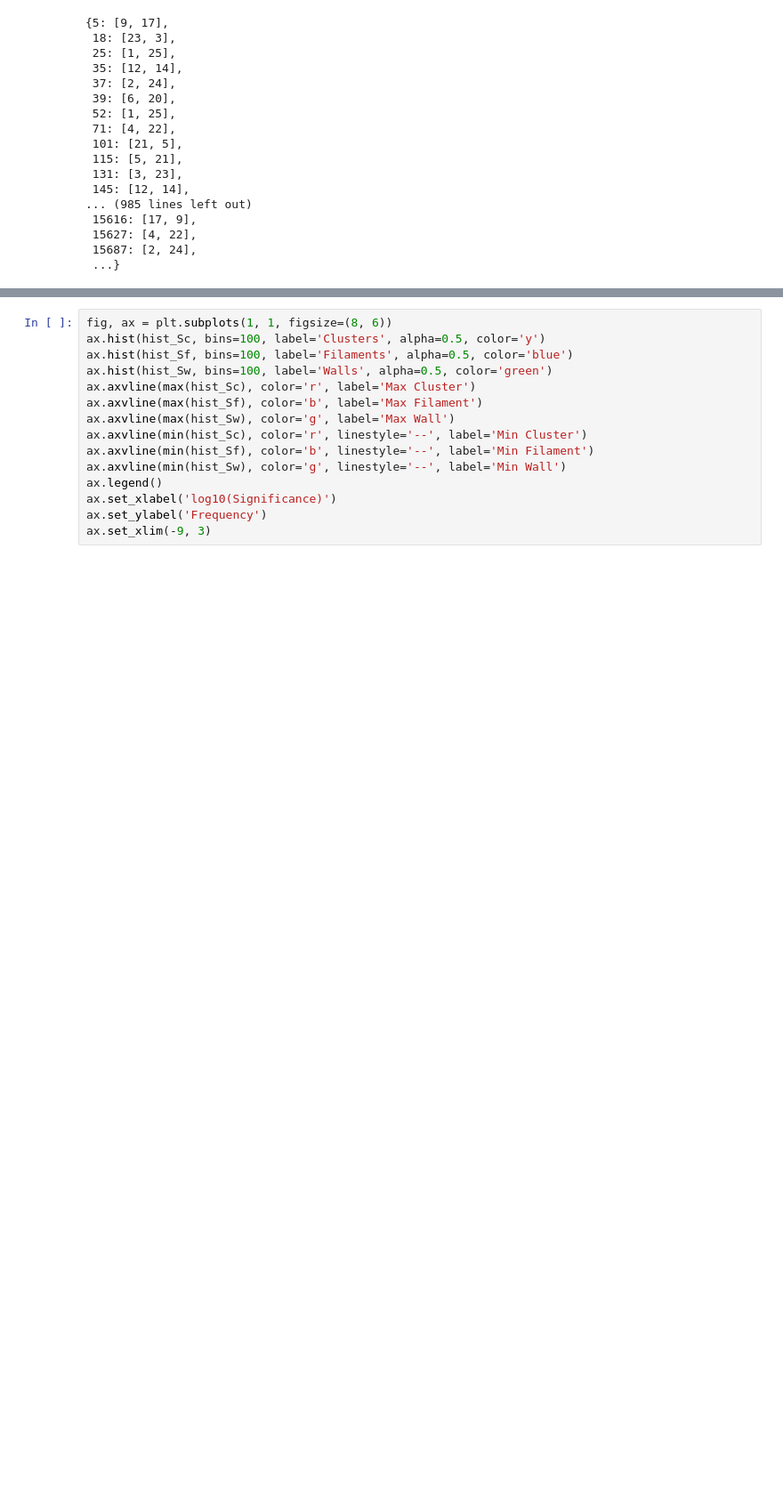
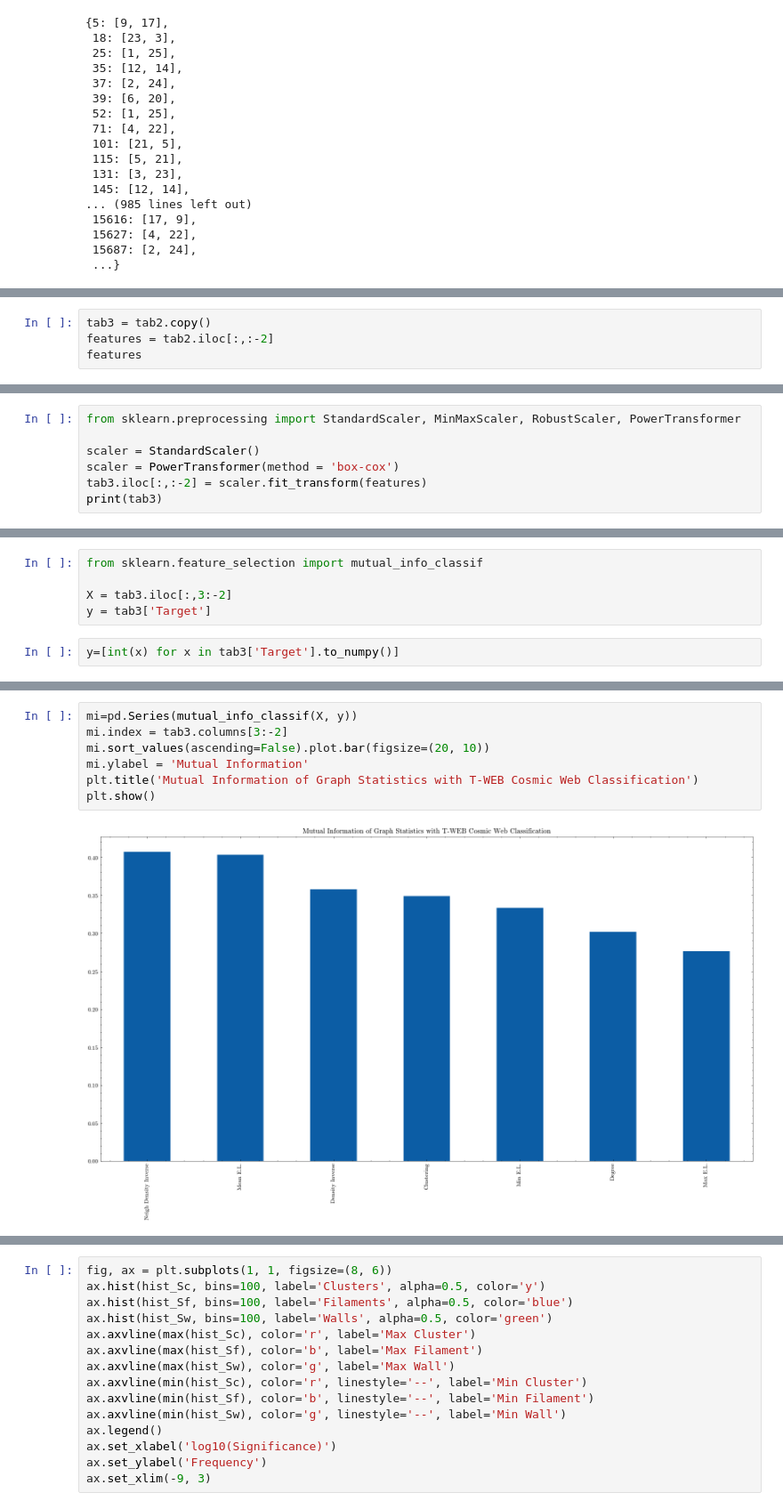
Before and after one commit to jdpkololgi/Illustris, a Jupyter notebook: potential_field.ipynb, the cells around one changed output, grey strips where cells are left out. Shown: that part at 89% size. Cells and saved outputs as stored; diff of their text form; blank space fills up the shorter version.

```diff
--- a/potential_field.ipynb
+++ b/potential_field.ipynb
@@ -364,0 +365,4 @@ print(min(hist_Sw), max(hist_Sw))
+# %%
+tab3 = tab2.copy()
+features = tab2.iloc[:,:-2]
+features
@@ -364,0 +383,7 @@ print(min(hist_Sw), max(hist_Sw))
+# %%
+from sklearn.preprocessing import StandardScaler, MinMaxScaler, RobustScaler, PowerTransformer
+
+scaler = StandardScaler()
+scaler = PowerTransformer(method = 'box-cox')
+tab3.iloc[:,:-2] = scaler.fit_transform(features)
+print(tab3)
@@ -364,0 +408,7 @@ print(min(hist_Sw), max(hist_Sw))
+# %%
+from sklearn.feature_selection import mutual_info_classif
+
+X = tab3.iloc[:,3:-2]
+y = tab3['Target']
+# %%
+y=[int(x) for x in tab3['Target'].to_numpy()]
@@ -364,0 +435,9 @@ print(min(hist_Sw), max(hist_Sw))
+# %%
+mi=pd.Series(mutual_info_classif(X, y))
+mi.index = tab3.columns[3:-2]
+mi.sort_values(ascending=False).plot.bar(figsize=(20, 10))
+mi.ylabel = 'Mutual Information'
+plt.title('Mutual Information of Graph Statistics with T-WEB Cosmic Web Classification')
+plt.show()
+# %% [output]
+[figure, added]
```
Also changed, not shown: parts of 16 cells of this notebook, 1 other file.
